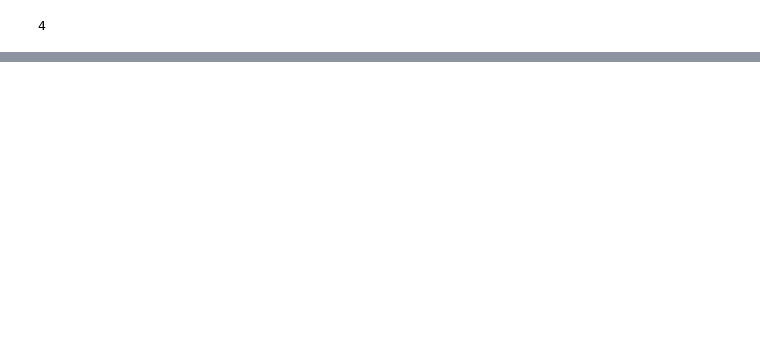
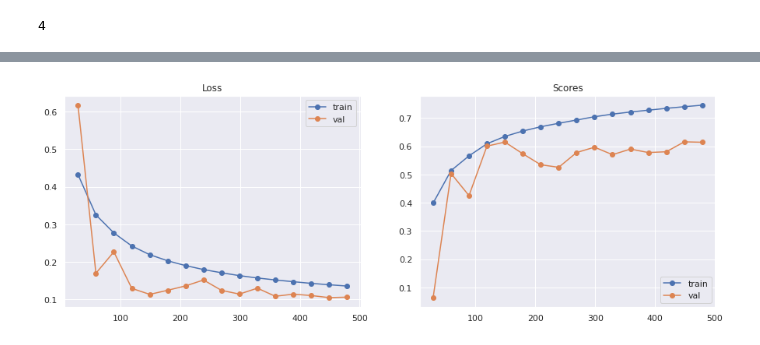
Before and after one commit to MIchaelKa/detect-flood-water, a Jupyter notebook: detect-flood-water-cv.ipynb, the cells around one changed output, grey strips where cells are left out. Cells and saved outputs as stored; diff of their text form; code cells hidden in the pictures; blank space fills up the shorter version.

```diff
--- a/detect-flood-water-cv.ipynb
+++ b/detect-flood-water-cv.ipynb
@@ -187,0 +279,6 @@ TypeError: 'function' object is not subscriptable
+# %%
+train_info = train_infos[1]
+# %%
+show_loss_and_score(train_info)
+# %% [output]
+[figure, added]
```
Also changed, not shown: parts of 37 cells of this notebook, 1 other file.
